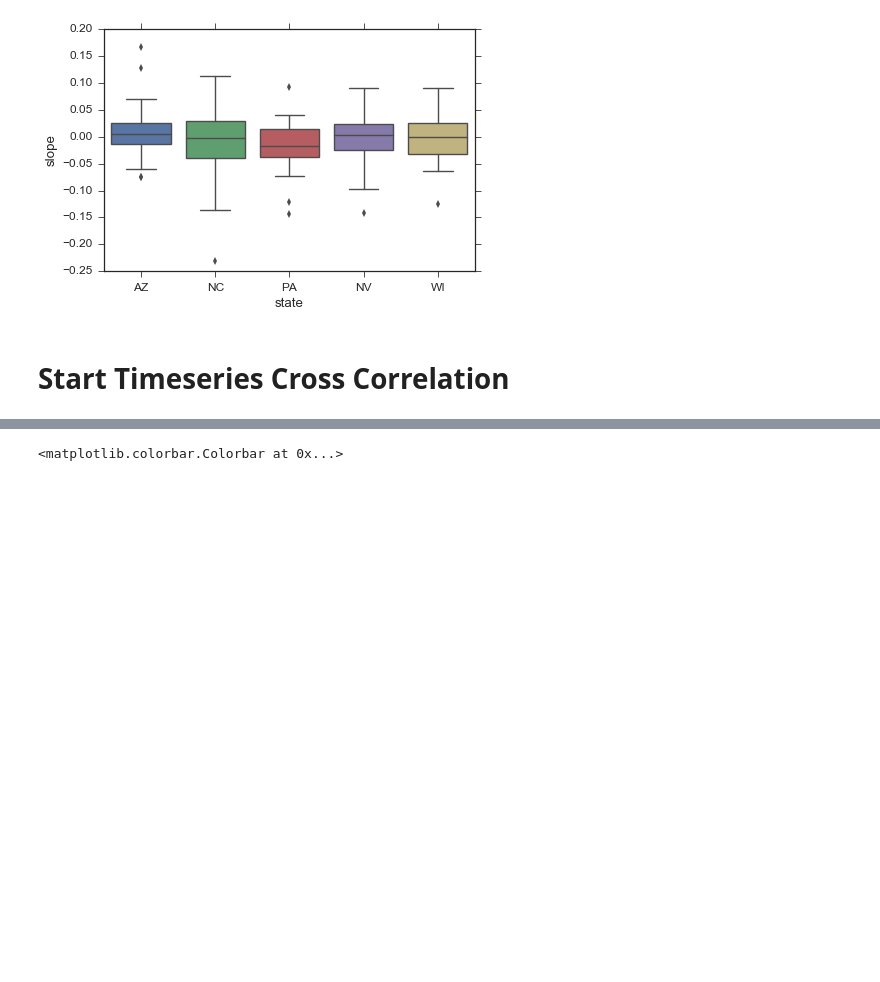
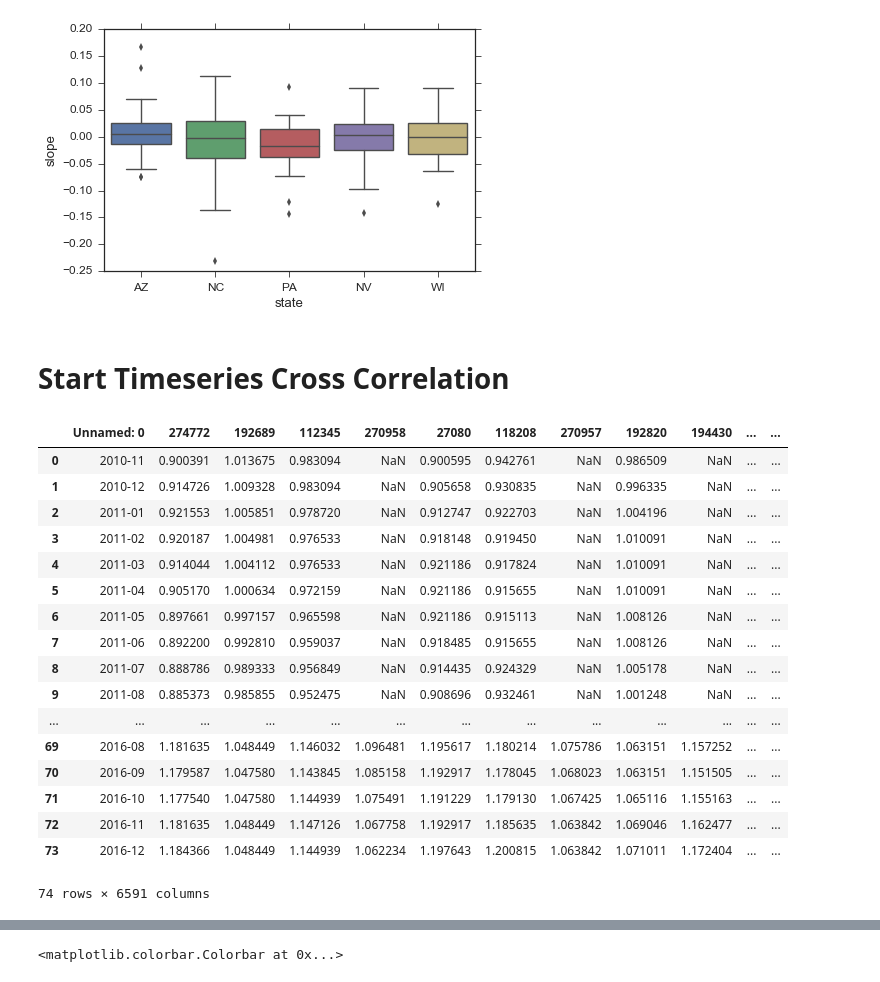
Before and after one commit to franklinmarsh/jac_project, a Jupyter notebook: yelp_zillow.ipynb, the cells around one changed output, grey strips where cells are left out. Drawn from its saved outputs; the diff is of its cells as text; code cells hidden in the pictures; blank space fills up the shorter version.

```diff
--- a/yelp_zillow.ipynb
+++ b/yelp_zillow.ipynb
@@ -676,3 +679,24 @@ d['CRB'] = d['RB'][d['RB'][kw] == 0] #category dataframe: all rows in the catego
+# %%
+zhvi
+# %% [output]
+|  | Unnamed: 0 | 274772 | 192689 | 112345 | 270958 | 27080 | 118208 | 270957 | 192820 | 194430 | ... | ... |
+| 0 | 2010-11 | 0.900391 | 1.013675 | 0.983094 | NaN | 0.900595 | 0.942761 | NaN | 0.986509 | NaN | ... | ... |
+| 1 | 2010-12 | 0.914726 | 1.009328 | 0.983094 | NaN | 0.905658 | 0.930835 | NaN | 0.996335 | NaN | ... | ... |
+| 2 | 2011-01 | 0.921553 | 1.005851 | 0.978720 | NaN | 0.912747 | 0.922703 | NaN | 1.004196 | NaN | ... | ... |
+| 3 | 2011-02 | 0.920187 | 1.004981 | 0.976533 | NaN | 0.918148 | 0.919450 | NaN | 1.010091 | NaN | ... | ... |
+| 4 | 2011-03 | 0.914044 | 1.004112 | 0.976533 | NaN | 0.921186 | 0.917824 | NaN | 1.010091 | NaN | ... | ... |
+| 5 | 2011-04 | 0.905170 | 1.000634 | 0.972159 | NaN | 0.921186 | 0.915655 | NaN | 1.010091 | NaN | ... | ... |
+| 6 | 2011-05 | 0.897661 | 0.997157 | 0.965598 | NaN | 0.921186 | 0.915113 | NaN | 1.008126 | NaN | ... | ... |
+| 7 | 2011-06 | 0.892200 | 0.992810 | 0.959037 | NaN | 0.918485 | 0.915655 | NaN | 1.008126 | NaN | ... | ... |
+| 8 | 2011-07 | 0.888786 | 0.989333 | 0.956849 | NaN | 0.914435 | 0.924329 | NaN | 1.005178 | NaN | ... | ... |
+| 9 | 2011-08 | 0.885373 | 0.985855 | 0.952475 | NaN | 0.908696 | 0.932461 | NaN | 1.001248 | NaN | ... | ... |
+| ... | ... | ... | ... | ... | ... | ... | ... | ... | ... | ... | ... | ... |
+| 69 | 2016-08 | 1.181635 | 1.048449 | 1.146032 | 1.096481 | 1.195617 | 1.180214 | 1.075786 | 1.063151 | 1.157252 | ... | ... |
+| 70 | 2016-09 | 1.179587 | 1.047580 | 1.143845 | 1.085158 | 1.192917 | 1.178045 | 1.068023 | 1.063151 | 1.151505 | ... | ... |
+| 71 | 2016-10 | 1.177540 | 1.047580 | 1.144939 | 1.075491 | 1.191229 | 1.179130 | 1.067425 | 1.065116 | 1.155163 | ... | ... |
+| 72 | 2016-11 | 1.181635 | 1.048449 | 1.147126 | 1.067758 | 1.192917 | 1.185635 | 1.063842 | 1.069046 | 1.162477 | ... | ... |
+| 73 | 2016-12 | 1.184366 | 1.048449 | 1.144939 | 1.062234 | 1.197643 | 1.200815 | 1.063842 | 1.071011 | 1.172404 | ... | ... |
+74 rows × 6591 columns
 # %%
 n_samples = 20
 n_months = 12
```
Also changed, not shown: parts of 9 cells of this notebook, 3 other files.
